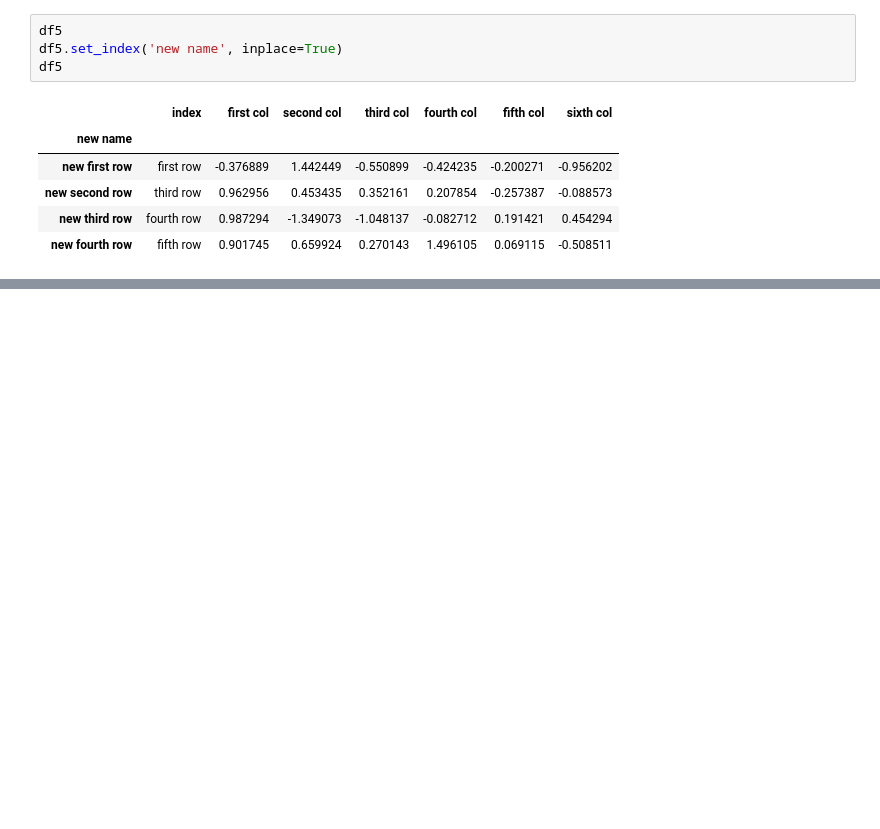
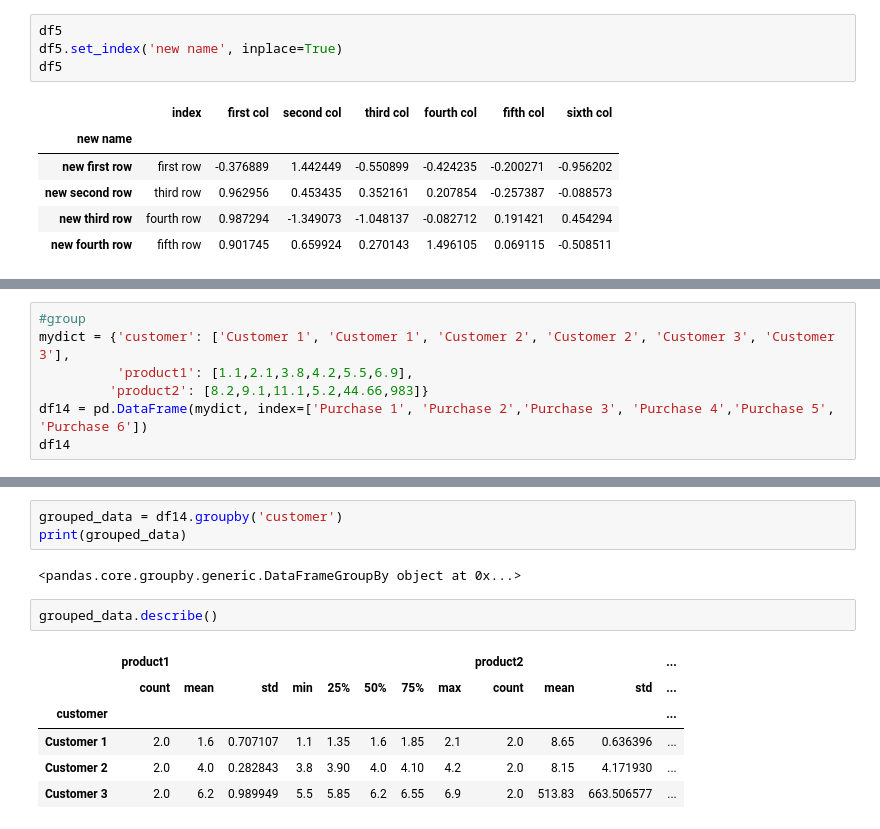
Before and after one commit to vasantbala/ML_AL_Course, a Jupyter notebook: 1_Python_1/Pandas.ipynb, the cells around one changed output, grey strips where cells are left out. Cells and saved outputs as stored; diff of their text form; blank space fills up the shorter version.

```diff
--- a/1_Python_1/Pandas.ipynb
+++ b/1_Python_1/Pandas.ipynb
@@ -267,0 +523,7 @@ df5
+# %%
+#group
+mydict = {'customer': ['Customer 1', 'Customer 1', 'Customer 2', 'Customer 2', 'Customer 3', 'Customer 3'],
+          'product1': [1.1,2.1,3.8,4.2,5.5,6.9],
+         'product2': [8.2,9.1,11.1,5.2,44.66,983]}
+df14 = pd.DataFrame(mydict, index=['Purchase 1', 'Purchase 2','Purchase 3', 'Purchase 4','Purchase 5', 'Purchase 6'])
+df14
@@ -267,0 +538,14 @@ df5
+# %%
+grouped_data = df14.groupby('customer')
+print(grouped_data)
+# %% [output]
+<pandas.core.groupby.generic.DataFrameGroupBy object at 0x...>
+# %%
+grouped_data.describe()
+# %% [output]
+|  | product1 |  |  |  |  |  |  |  | product2 |  |  | ... |
+|  | count | mean | std | min | 25% | 50% | 75% | max | count | mean | std | ... |
+| customer |  |  |  |  |  |  |  |  |  |  |  | ... |
+| Customer 1 | 2.0 | 1.6 | 0.707107 | 1.1 | 1.35 | 1.6 | 1.85 | 2.1 | 2.0 | 8.65 | 0.636396 | ... |
+| Customer 2 | 2.0 | 4.0 | 0.282843 | 3.8 | 3.90 | 4.0 | 4.10 | 4.2 | 2.0 | 8.15 | 4.171930 | ... |
+| Customer 3 | 2.0 | 6.2 | 0.989949 | 5.5 | 5.85 | 6.2 | 6.55 | 6.9 | 2.0 | 513.83 | 663.506577 | ... |
```
Also changed, not shown: parts of 41 cells of this notebook, 42 other files.
